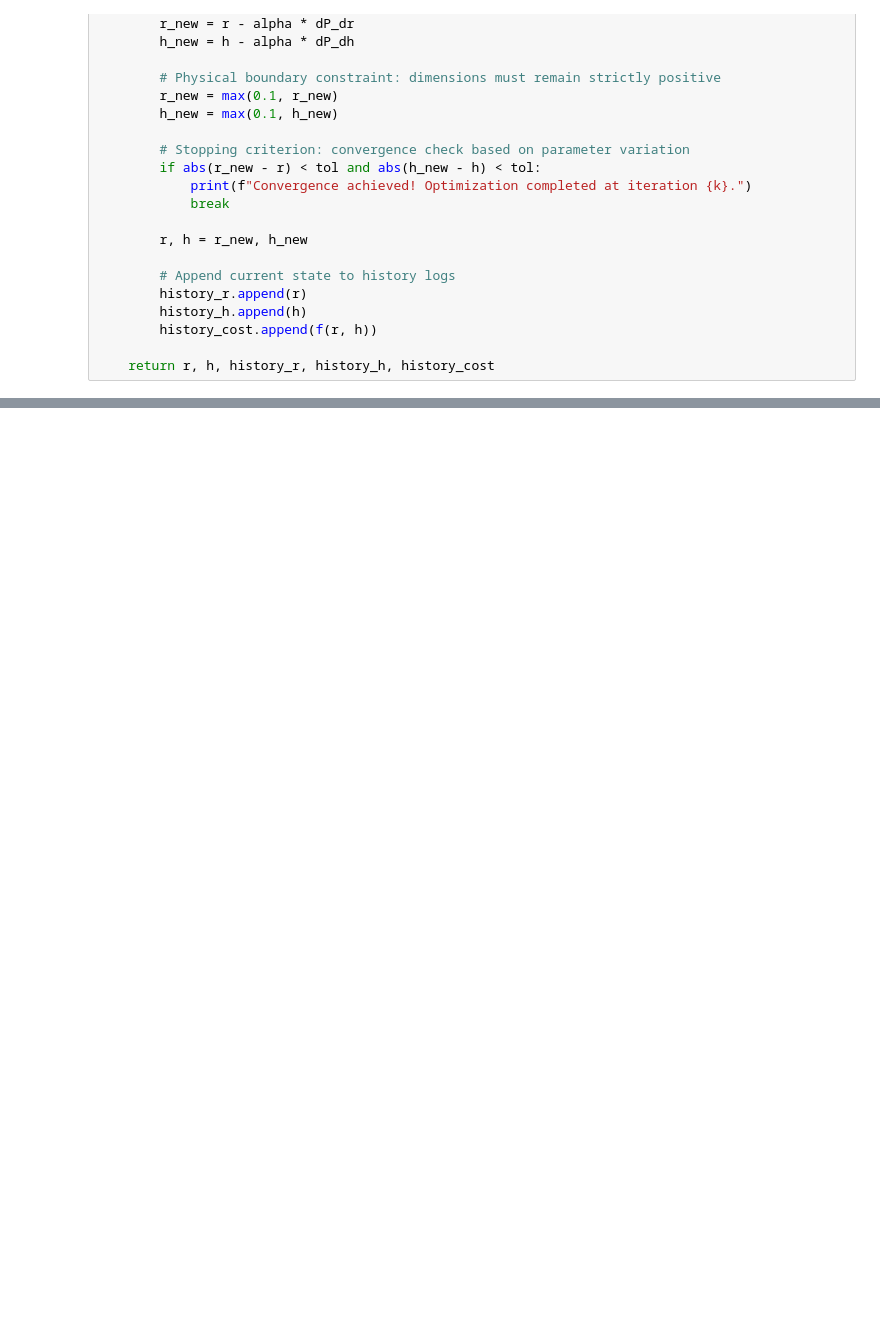
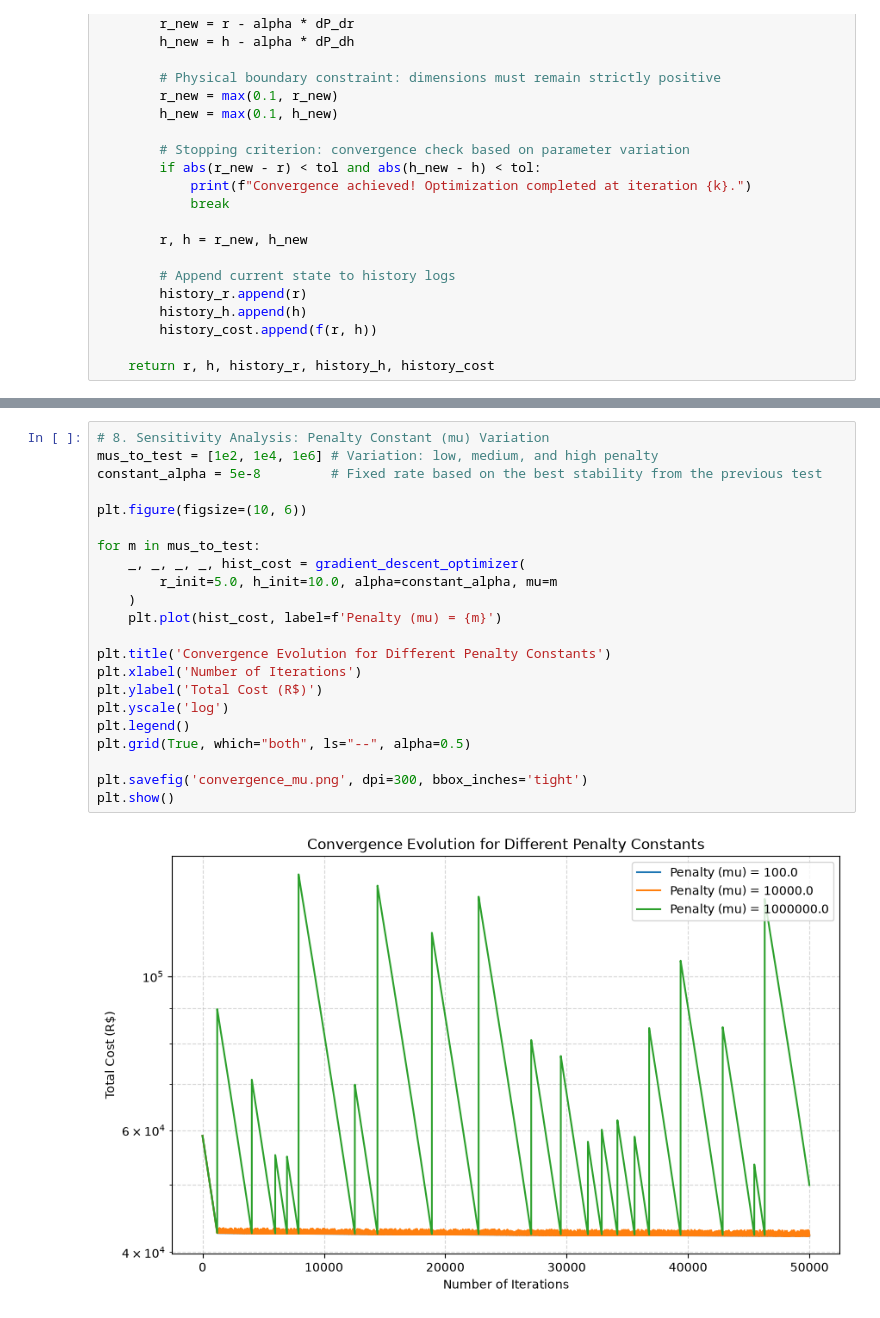
Before and after one commit to napilots/tank-cost-optimization, a Jupyter notebook: otimizacao.ipynb, the cells around one changed output, grey strips where cells are left out. Saved outputs shown, nothing was run; the diff lists cells and outputs as text; blank space fills up the shorter version.

```diff
--- a/otimizacao.ipynb
+++ b/otimizacao.ipynb
@@ -141,0 +177,24 @@ print("-" * 50)
+# %%
+# 8. Sensitivity Analysis: Penalty Constant (mu) Variation
+mus_to_test = [1e2, 1e4, 1e6] # Variation: low, medium, and high penalty
+constant_alpha = 5e-8         # Fixed rate based on the best stability from the previous test
+
+plt.figure(figsize=(10, 6))
+
+for m in mus_to_test:
+    _, _, _, _, hist_cost = gradient_descent_optimizer(
+        r_init=5.0, h_init=10.0, alpha=constant_alpha, mu=m
+    )
+    plt.plot(hist_cost, label=f'Penalty (mu) = {m}')
+
+plt.title('Convergence Evolution for Different Penalty Constants')
+plt.xlabel('Number of Iterations')
+plt.ylabel('Total Cost (R$)')
+plt.yscale('log')
+plt.legend()
+plt.grid(True, which="both", ls="--", alpha=0.5)
+
+plt.savefig('convergence_mu.png', dpi=300, bbox_inches='tight')
+plt.show()
+# %% [output]
+[figure, added]
```
Also changed, not shown: parts of 3 cells of this notebook.
